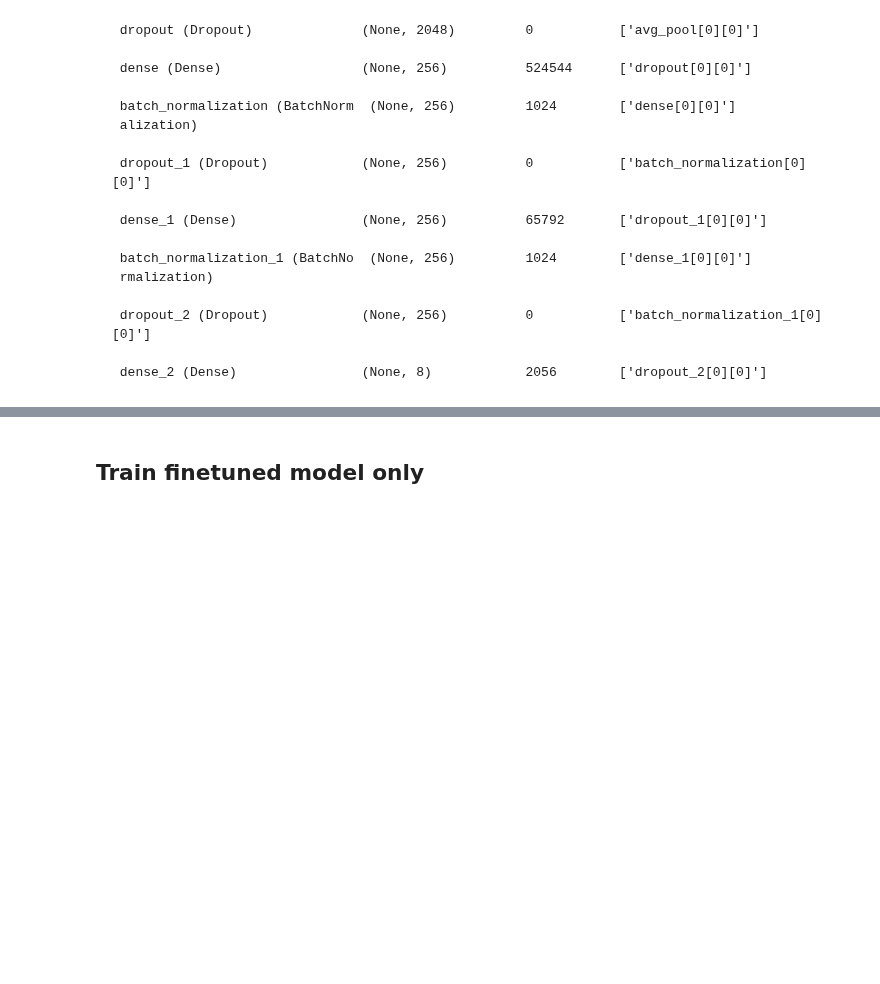
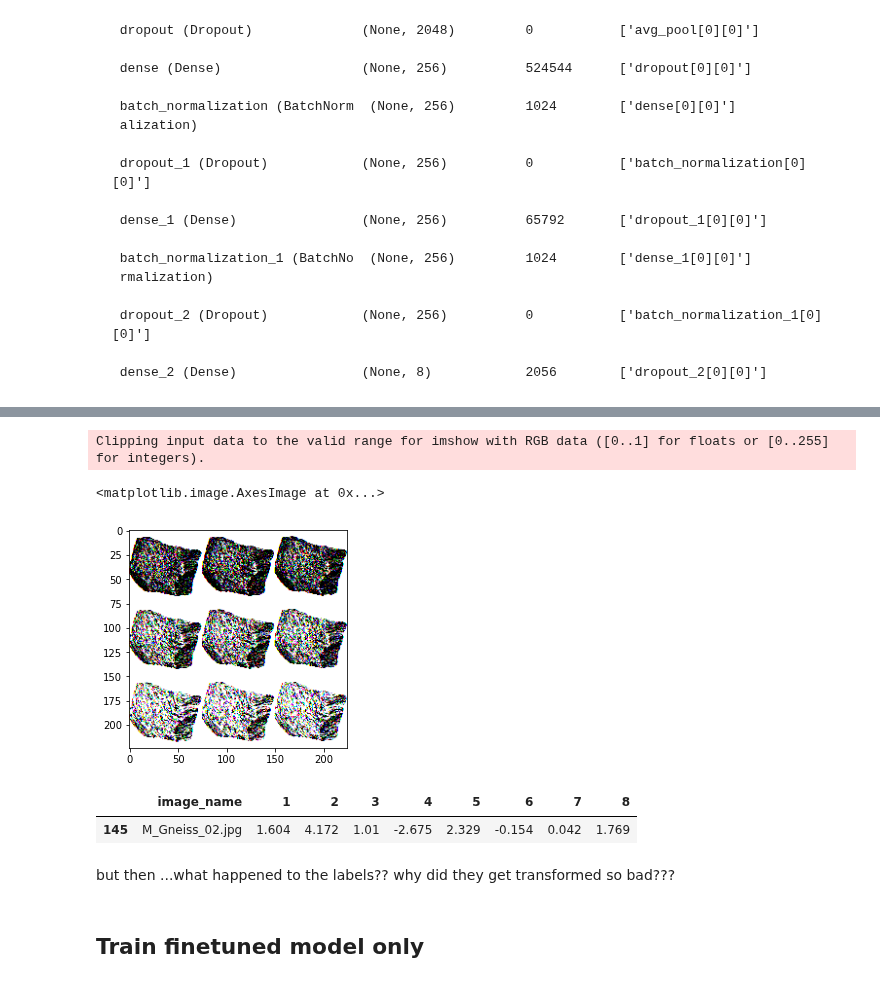
Before and after one commit to dominikpegler/mds_cnn, a Jupyter notebook: sanders_nosofsky_2020/fit_ensemble_pytorch.ipynb, the cells around one changed output, grey strips where cells are left out. Saved outputs shown, nothing was run; the diff lists cells and outputs as text; code cells hidden in the pictures; blank space fills up the shorter version.

```diff
--- a/sanders_nosofsky_2020/fit_ensemble_pytorch.ipynb
+++ b/sanders_nosofsky_2020/fit_ensemble_pytorch.ipynb
@@ -353,0 +390,6 @@ torch.save({
+# %%
+last_label = np.loadtxt("last_label")
+last_output = np.loadtxt("last_output")
+last_input = np.loadtxt("last_input")
+
+last_input = last_input.reshape(224, 224, 3)
@@ -354,3 +405,16 @@ torch.save({
+# %%
+plt.imshow(last_input)
+# %% [output]
+Clipping input data to the valid range for imshow with RGB data ([0..1] for floats or [0..255] for integers).
+<matplotlib.image.AxesImage at 0x...>
+[figure, added]
+# %%
+df[df.image_name == "M_Gneiss_02.jpg"]
+# %% [output]
+|  | image_name | 1 | 2 | 3 | 4 | 5 | 6 | 7 | 8 |
+| 145 | M_Gneiss_02.jpg | 1.604 | 4.172 | 1.01 | -2.675 | 2.329 | -0.154 | 0.042 | 1.769 |
+# %% [markdown]
+but then ...what happened to the labels?? why did they get transformed so bad???
 # %% [markdown]
 ## Train finetuned model only
 # %%
```
Also changed, not shown: parts of 16 cells of this notebook, 1 other file.
